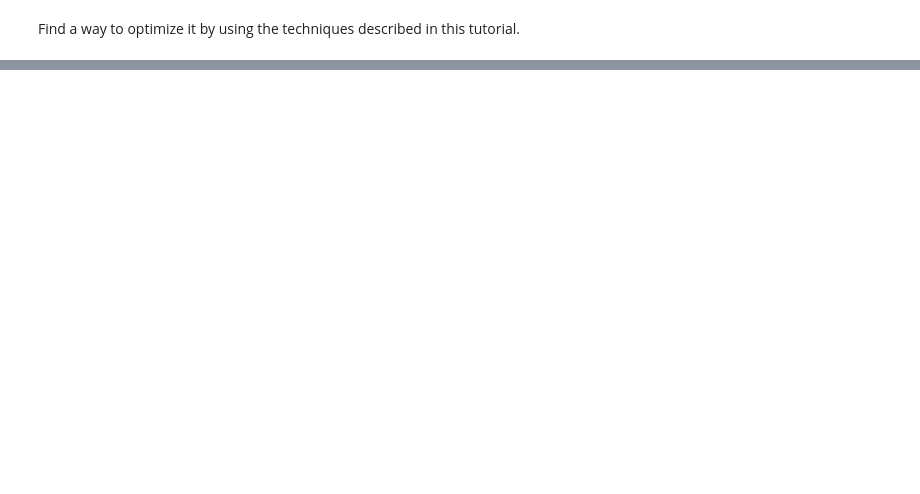
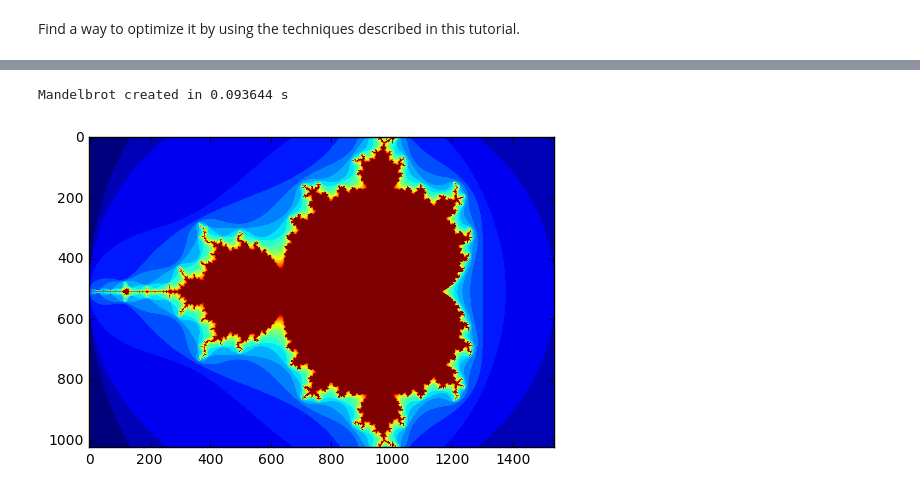
Before and after one commit to gonzaponte/TablesTutorial, a Jupyter notebook: optimization/optimization_tutorial.ipynb, the cells around one changed output, grey strips where cells are left out. Saved outputs shown, nothing was run; the diff lists cells and outputs as text; code cells hidden in the pictures; blank space fills up the shorter version.

```diff
--- a/optimization/optimization_tutorial.ipynb
+++ b/optimization/optimization_tutorial.ipynb
@@ -528,0 +631,17 @@ Find a way to optimize it by using the techniques described in this tutorial.
+# %%
+from pylab import imshow, show
+from timeit import default_timer as timer
+
+image = np.empty((1024, 1536), dtype = np.uint8)
+start = timer()
+create_fractal_cython(-2.0, 1.0, -1.0, 1.0, image, 20)
+dt = timer() - start
+
+print("Mandelbrot created in %f s" % dt)
+imshow(image)
+show()
+#np.allclose(image,image0)
+#len(np.argwhere(~np.isclose(image,image0,1e-2)))
+# %% [output]
+Mandelbrot created in 0.093644 s
+[figure, added]
```
Also changed, not shown: parts of 39 cells of this notebook, 27 other files.
